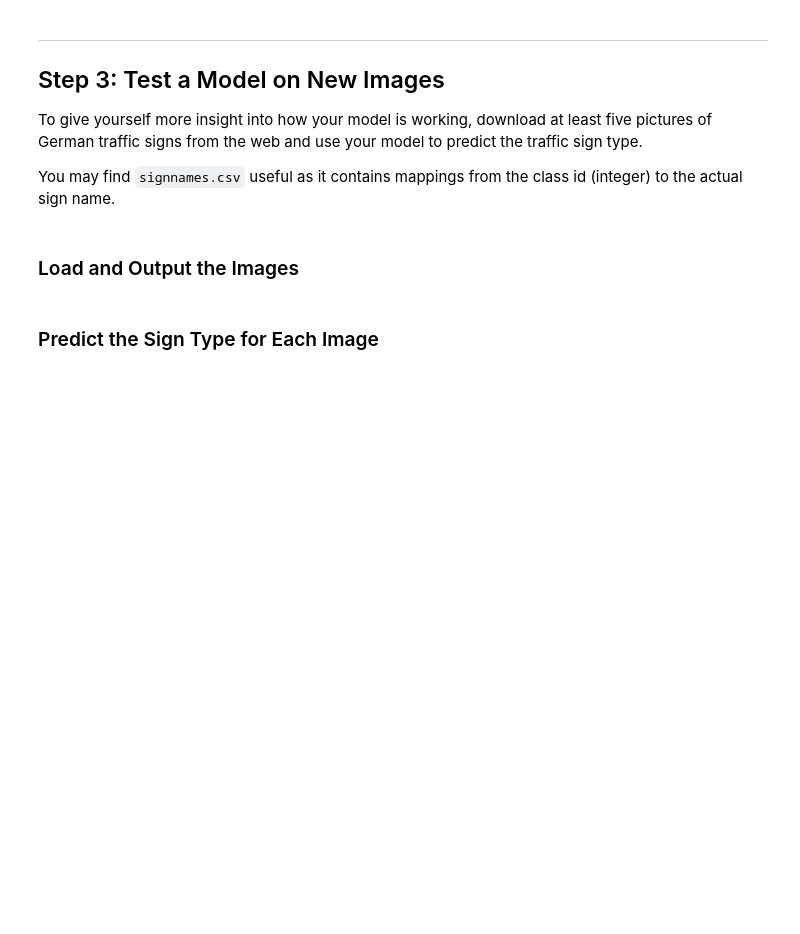
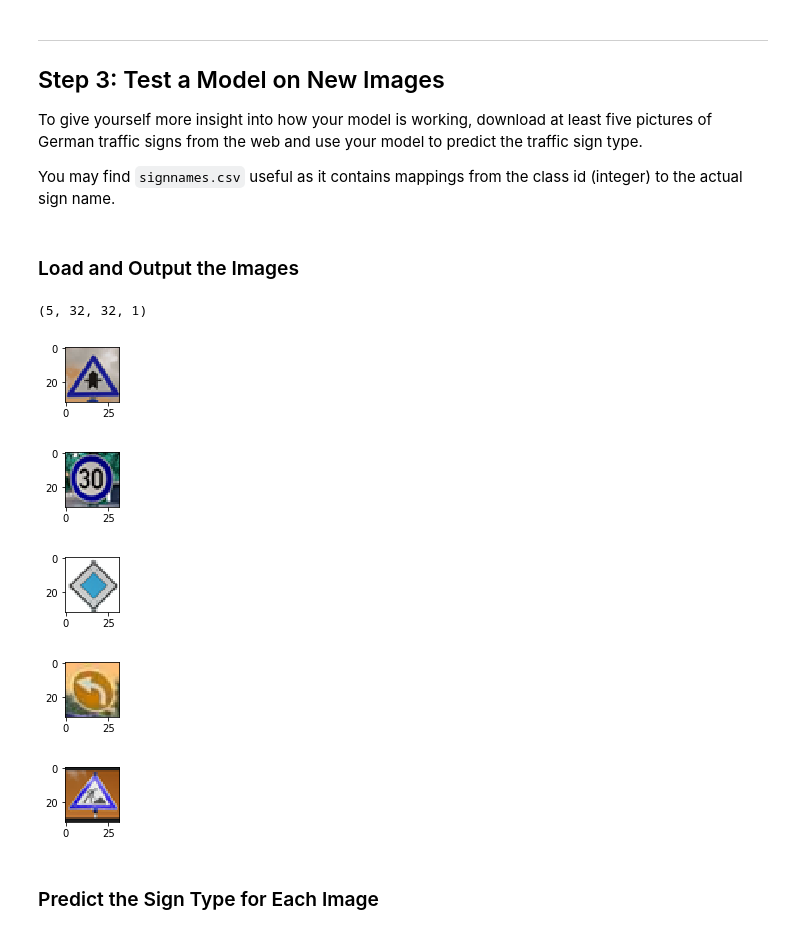
Before and after one commit to ahubi/CarND-Traffic-Sign-Classifier-Project, a Jupyter notebook: Traffic_Sign_Classifier.ipynb, the cells around one changed output. Cells and saved outputs as stored; diff of their text form; code cells hidden in the pictures; blank space fills up the shorter version.

```diff
--- a/Traffic_Sign_Classifier.ipynb
+++ b/Traffic_Sign_Classifier.ipynb
@@ -196,7 +196,7 @@ X_train, y_train = shuffle(X_train, y_train)
 
 EPOCHS = 10
 BATCH_SIZE = 128
-channels = 3
+channels = 1
 
 def LeNet(x):
     # Arguments used for tf.truncated_normal, randomly defines variables for the weights and biases for each layer
@@ -350,3 +347,26 @@ You may find `signnames.csv` useful as it contains mappings from the class id (i
+# %%
+### Load the images and plot them here.
+### Feel free to use as many code cells as needed.
+testimages=[]
+testlabels = [11,1,12,34,25]
+for i in range(1,6):
+    im = cv2.imread('./testimages/'+ str(i) + '.png')
+    showimg(im)
+    testimages.append(im)
+
+testimages = np.asarray(testimages)
+
+testimages_gry = np.sum(testimages/3, axis=3, keepdims=True)
+testimages_normalized = (testimages_gry - 128)/128
+
+print(testimages_normalized.shape)
+# %% [output]
+(5, 32, 32, 1)
+[figure, added]
+[figure, added]
+[figure, added]
+[figure, added]
+[figure, added]
 # %% [markdown]
 ### Predict the Sign Type for Each Image
 # %%
```
Also changed, not shown: parts of 11 cells of this notebook, 5 other files.
